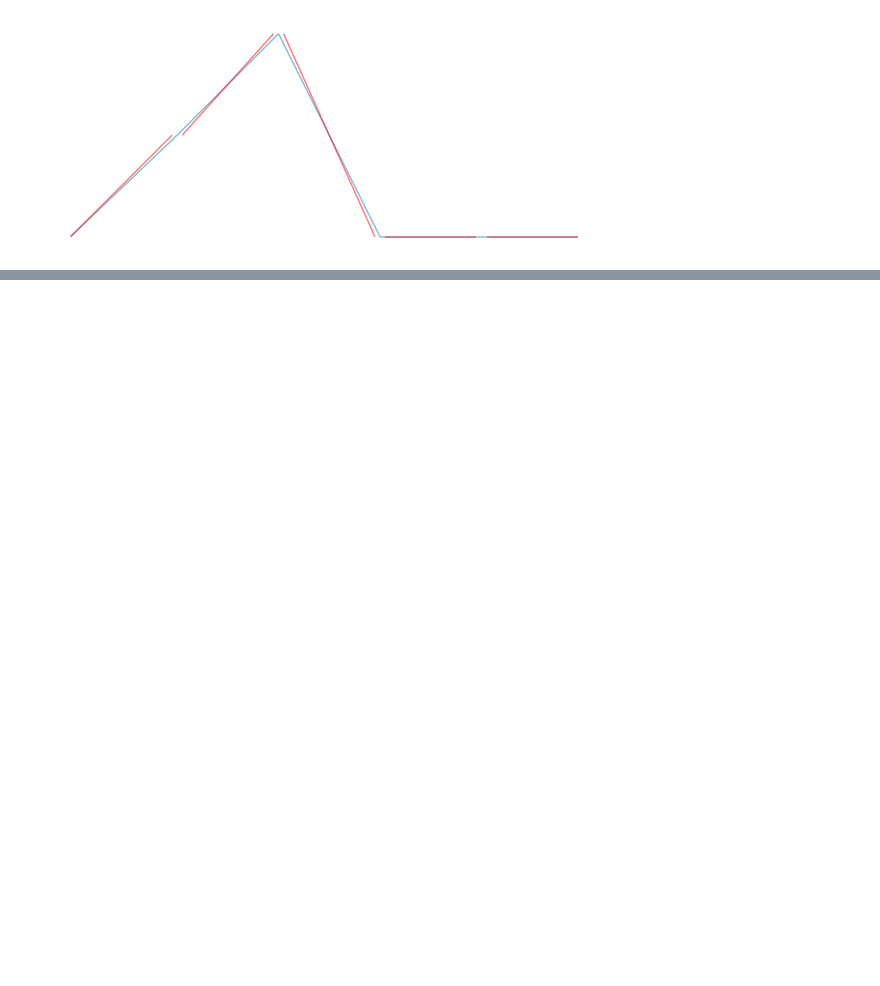
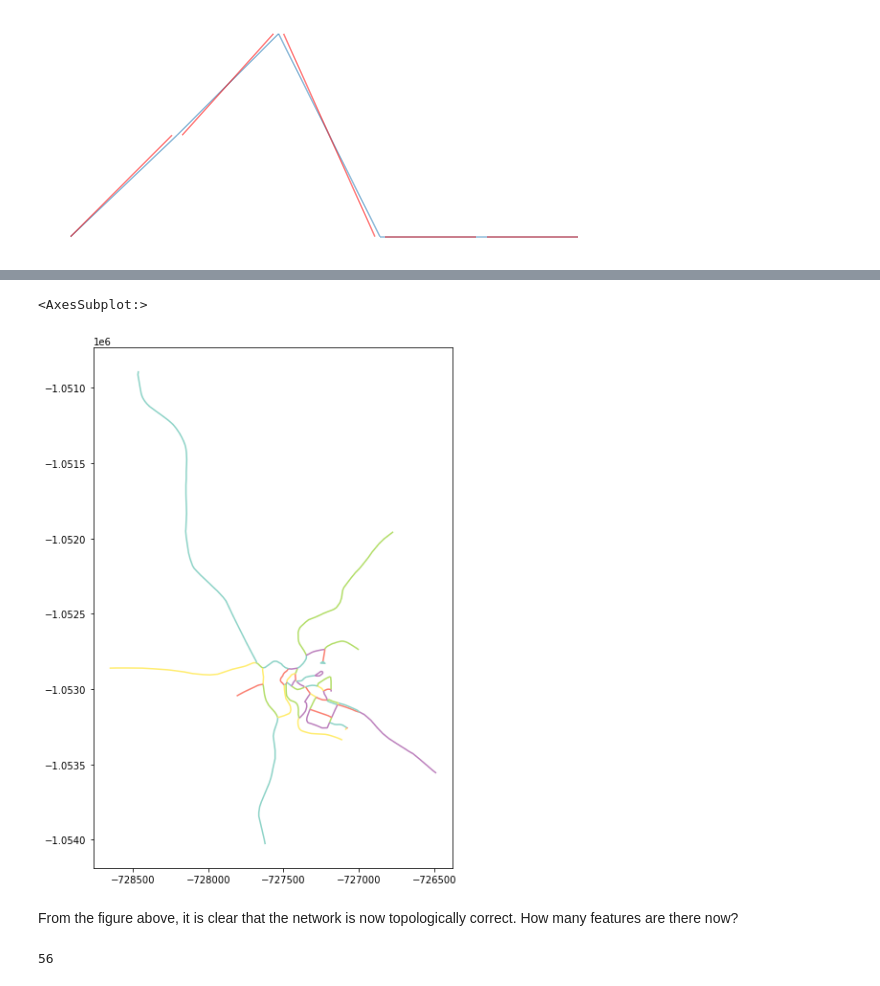
Before and after one commit to pysal/momepy, a Jupyter notebook: docs/user_guide/elements/preprocessing.ipynb, the cells around one changed output, grey strips where cells are left out. Drawn from its saved outputs; the diff is of its cells as text; code cells hidden in the pictures; blank space fills up the shorter version.

```diff
--- a/docs/user_guide/elements/preprocessing.ipynb
+++ b/docs/user_guide/elements/preprocessing.ipynb
@@ -38,0 +68,13 @@ ax.set_axis_off()
+# %%
+fixed = momepy.remove_false_nodes(df)
+# %%
+fixed.plot(greedy(fixed), categorical=True, figsize=(10, 10), cmap="Set3")
+# %% [output]
+<AxesSubplot:>
+[figure, added]
+# %% [markdown]
+From the figure above, it is clear that the network is now topologically correct. How many features are there now?
+# %%
+len(fixed)
+# %% [output]
+56
```
Also changed, not shown: parts of 23 cells of this notebook, 2 other files.
